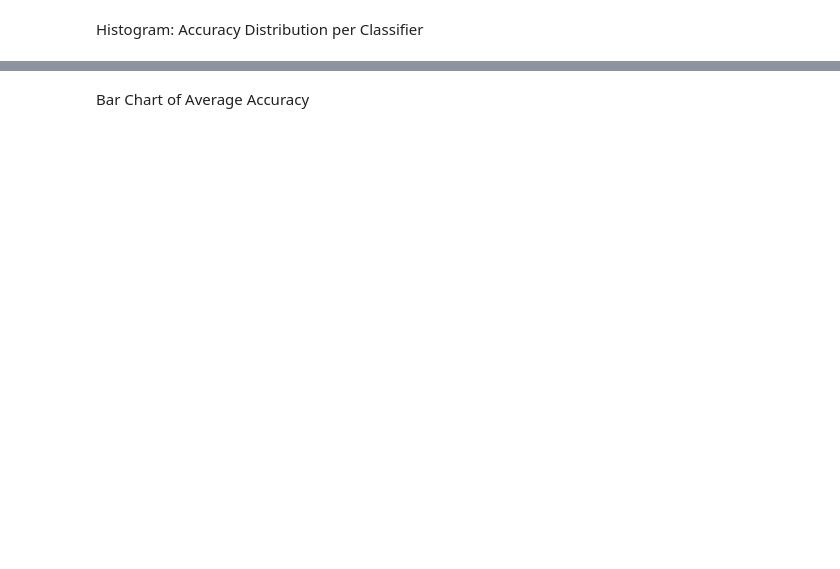
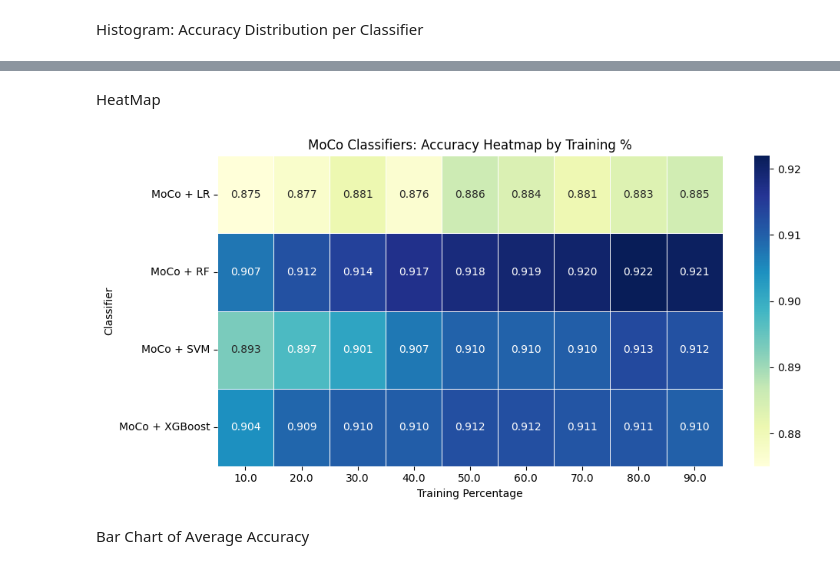
Before and after one commit to shuvookd/Thesis_MSc, a Jupyter notebook: comparison-output-final.ipynb, the cells around one changed output, grey strips where cells are left out. Cells and saved outputs as stored; diff of their text form; code cells hidden in the pictures; blank space fills up the shorter version.

```diff
--- a/comparison-output-final.ipynb
+++ b/comparison-output-final.ipynb
@@ -150,3 +150,19 @@ plt.show()
+# %% [markdown]
+HeatMap
+# %%
+# Pivot table
+pivot = moco_all.pivot_table(index='model', columns='train_pct', values='accuracy')
+
+# Plot heatmap
+plt.figure(figsize=(10, 5))
+sns.heatmap(pivot, annot=True, fmt=".3f", cmap="YlGnBu", linewidths=0.5)
+plt.title("MoCo Classifiers: Accuracy Heatmap by Training %")
+plt.xlabel("Training Percentage")
+plt.ylabel("Classifier")
+plt.tight_layout()
+plt.show()
+# %% [output]
+[figure, added]
 # %% [markdown]
  Bar Chart of Average Accuracy
 # %%
```
Also changed, not shown: parts of 22 cells of this notebook.
